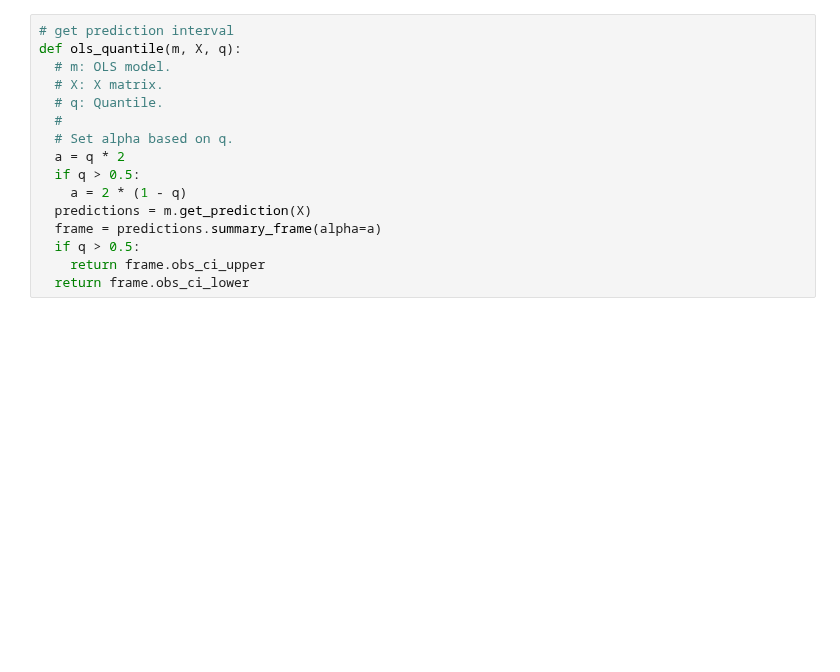
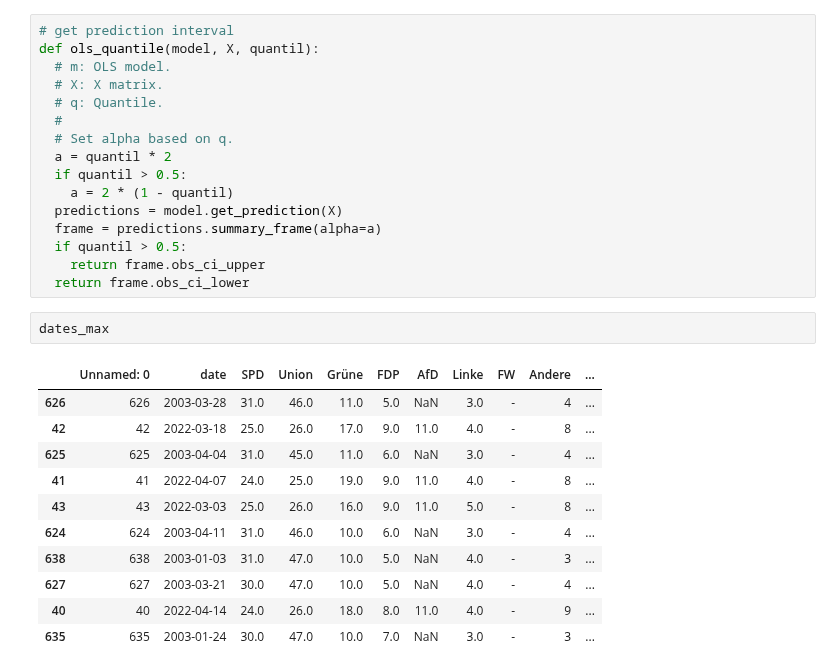
Before and after one commit to schokoblume/Data-Literacy, a Jupyter notebook: Analysis/LinearRegressionPrediction.ipynb, the cells around one changed output. Saved outputs shown, nothing was run; the diff lists cells and outputs as text; blank space fills up the shorter version.

```diff
--- a/Analysis/LinearRegressionPrediction.ipynb
+++ b/Analysis/LinearRegressionPrediction.ipynb
@@ -92,17 +194,31 @@ with open("table_regression.tex", "w") as f:
 # %%
 # get prediction interval
-def ols_quantile(m, X, q):
+def ols_quantile(model, X, quantil):
   # m: OLS model.
   # X: X matrix.
   # q: Quantile.
   #
   # Set alpha based on q.
-  a = q * 2
-  if q > 0.5:
-    a = 2 * (1 - q)
-  predictions = m.get_prediction(X)
+  a = quantil * 2
+  if quantil > 0.5:
+    a = 2 * (1 - quantil)
+  predictions = model.get_prediction(X)
   frame = predictions.summary_frame(alpha=a)
-  if q > 0.5:
+  if quantil > 0.5:
     return frame.obs_ci_upper
   return frame.obs_ci_lower
+# %%
+dates_max
+# %% [output]
+|  | Unnamed: 0 | date | SPD | Union | Grüne | FDP | AfD | Linke | FW | Andere | ... |
+| 626 | 626 | 2003-03-28 | 31.0 | 46.0 | 11.0 | 5.0 | NaN | 3.0 | - | 4 | ... |
+| 42 | 42 | 2022-03-18 | 25.0 | 26.0 | 17.0 | 9.0 | 11.0 | 4.0 | - | 8 | ... |
+| 625 | 625 | 2003-04-04 | 31.0 | 45.0 | 11.0 | 6.0 | NaN | 3.0 | - | 4 | ... |
+| 41 | 41 | 2022-04-07 | 24.0 | 25.0 | 19.0 | 9.0 | 11.0 | 4.0 | - | 8 | ... |
+| 43 | 43 | 2022-03-03 | 25.0 | 26.0 | 16.0 | 9.0 | 11.0 | 5.0 | - | 8 | ... |
+| 624 | 624 | 2003-04-11 | 31.0 | 46.0 | 10.0 | 6.0 | NaN | 3.0 | - | 4 | ... |
+| 638 | 638 | 2003-01-03 | 31.0 | 47.0 | 10.0 | 5.0 | NaN | 4.0 | - | 3 | ... |
+| 627 | 627 | 2003-03-21 | 30.0 | 47.0 | 10.0 | 5.0 | NaN | 4.0 | - | 4 | ... |
+| 40 | 40 | 2022-04-14 | 24.0 | 26.0 | 18.0 | 8.0 | 11.0 | 4.0 | - | 9 | ... |
+| 635 | 635 | 2003-01-24 | 30.0 | 47.0 | 10.0 | 7.0 | NaN | 3.0 | - | 3 | ... |
 # %%
```
Also changed, not shown: parts of 9 cells of this notebook.
